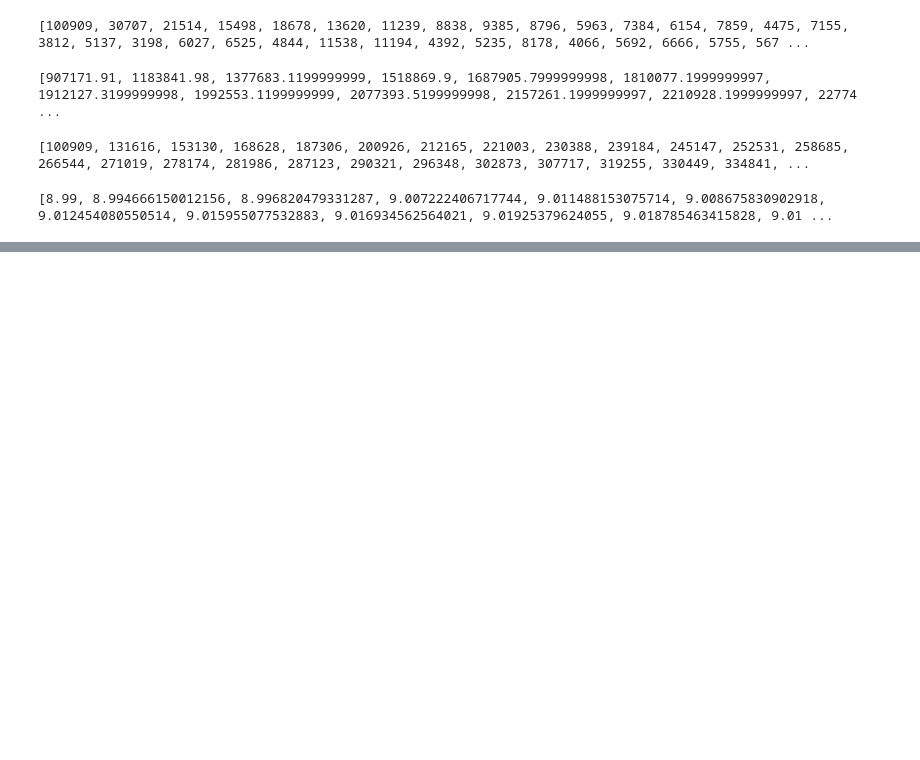
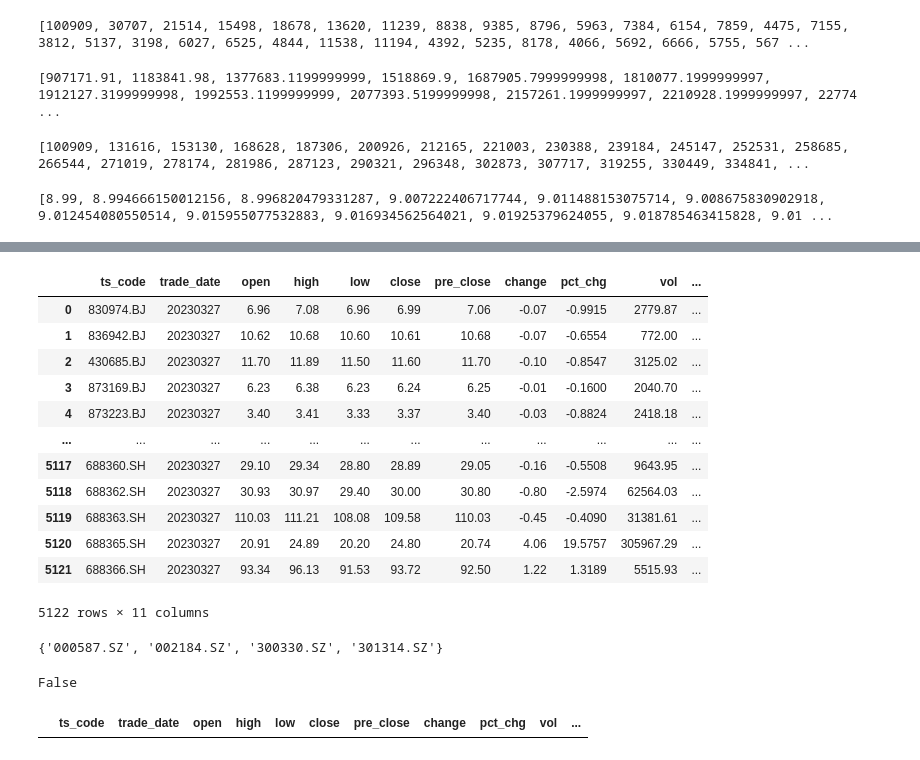
Before and after one commit to x0chaoren0s/lh2, a Jupyter notebook: test.ipynb, the cells around one changed output, grey strips where cells are left out. Cells and saved outputs as stored; diff of their text form; code cells hidden in the pictures; blank space fills up the shorter version.

```diff
--- a/test.ipynb
+++ b/test.ipynb
@@ -66,0 +90,6 @@ print(avg_price)
+# %%
+pro = ts.pro_api()
+
+#查询当前所有正常上市交易的股票列表
+
+pro.stock_basic(exchange='', list_status='L', fields='ts_code,symbol,name,area,industry,list_date')
@@ -66,0 +126,30 @@ print(avg_price)
+# %%
+pro.daily(trade_date='20230327')
+# %% [output]
+|  | ts_code | trade_date | open | high | low | close | pre_close | change | pct_chg | vol | ... |
+| 0 | 830974.BJ | 20230327 | 6.96 | 7.08 | 6.96 | 6.99 | 7.06 | -0.07 | -0.9915 | 2779.87 | ... |
+| 1 | 836942.BJ | 20230327 | 10.62 | 10.68 | 10.60 | 10.61 | 10.68 | -0.07 | -0.6554 | 772.00 | ... |
+| 2 | 430685.BJ | 20230327 | 11.70 | 11.89 | 11.50 | 11.60 | 11.70 | -0.10 | -0.8547 | 3125.02 | ... |
+| 3 | 873169.BJ | 20230327 | 6.23 | 6.38 | 6.23 | 6.24 | 6.25 | -0.01 | -0.1600 | 2040.70 | ... |
+| 4 | 873223.BJ | 20230327 | 3.40 | 3.41 | 3.33 | 3.37 | 3.40 | -0.03 | -0.8824 | 2418.18 | ... |
+| ... | ... | ... | ... | ... | ... | ... | ... | ... | ... | ... | ... |
+| 5117 | 688360.SH | 20230327 | 29.10 | 29.34 | 28.80 | 28.89 | 29.05 | -0.16 | -0.5508 | 9643.95 | ... |
+| 5118 | 688362.SH | 20230327 | 30.93 | 30.97 | 29.40 | 30.00 | 30.80 | -0.80 | -2.5974 | 62564.03 | ... |
+| 5119 | 688363.SH | 20230327 | 110.03 | 111.21 | 108.08 | 109.58 | 110.03 | -0.45 | -0.4090 | 31381.61 | ... |
+| 5120 | 688365.SH | 20230327 | 20.91 | 24.89 | 20.20 | 24.80 | 20.74 | 4.06 | 19.5757 | 305967.29 | ... |
+| 5121 | 688366.SH | 20230327 | 93.34 | 96.13 | 91.53 | 93.72 | 92.50 | 1.22 | 1.3189 | 5515.93 | ... |
+5122 rows × 11 columns
+# %%
+listed=pro.query('stock_basic', exchange='', list_status='L', fields='ts_code,trade_date,name,area,industry,list_date')
+traded=pro.daily(trade_date='20230327')
+set(listed.ts_code)-set(traded.ts_code)
+# %% [output]
+{'000587.SZ', '002184.SZ', '300330.SZ', '301314.SZ'}
+# %%
+'600139.SH' in listed.ts_code
+# %% [output]
+False
+# %%
+traded[traded.ts_code=='600139.SH']
+# %% [output]
+|  | ts_code | trade_date | open | high | low | close | pre_close | change | pct_chg | vol | ... |
```
Also changed, not shown: parts of 5 cells of this notebook, 4 other files.
